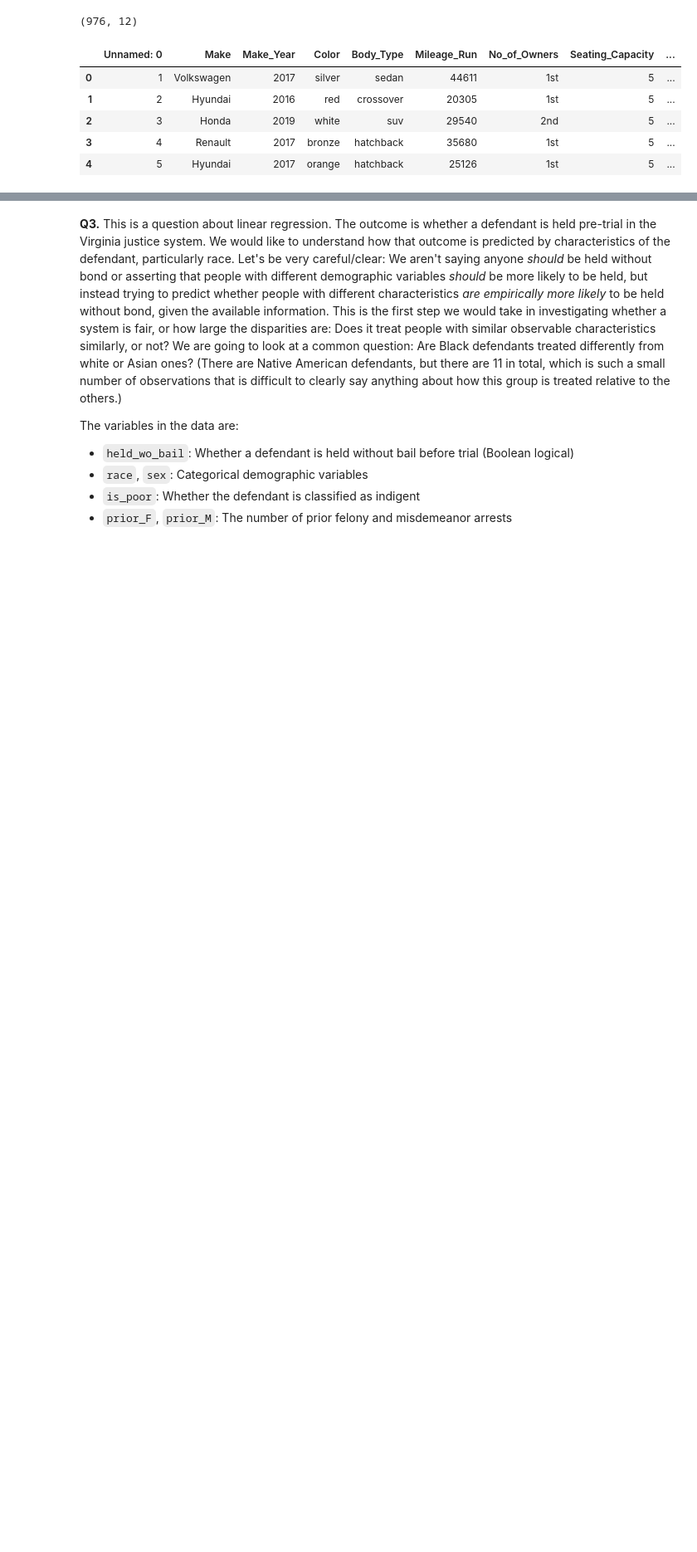
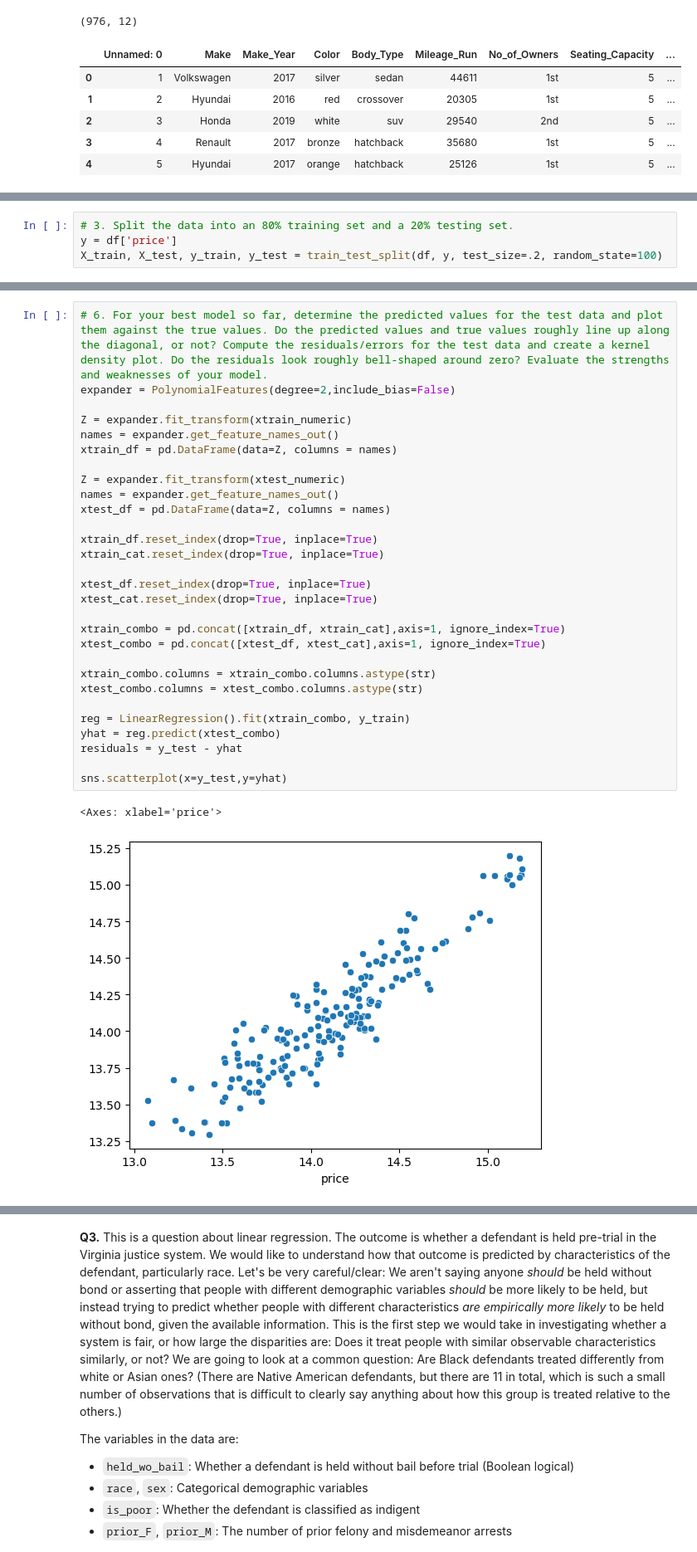
Before and after one commit to ctogs/DS-3001-IAs, a Jupyter notebook: assignment6-linear_regression/assignment.ipynb, the cells around one changed output, grey strips where cells are left out. Shown: that part at 83% size. Saved outputs shown, nothing was run; the diff lists cells and outputs as text; blank space fills up the shorter version.

```diff
--- a/assignment6-linear_regression/assignment.ipynb
+++ b/assignment6-linear_regression/assignment.ipynb
@@ -202,0 +238,4 @@ Min mileage run value: 1117. Max value: 99495
+# %%
+# 3. Split the data into an 80% training set and a 20% testing set.
+y = df['price']
+X_train, X_test, y_train, y_test = train_test_split(df, y, test_size=.2, random_state=100)
@@ -202,0 +336,32 @@ Min mileage run value: 1117. Max value: 99495
+# %%
+# 6. For your best model so far, determine the predicted values for the test data and plot them against the true values. Do the predicted values and true values roughly line up along the diagonal, or not? Compute the residuals/errors for the test data and create a kernel density plot. Do the residuals look roughly bell-shaped around zero? Evaluate the strengths and weaknesses of your model.
+expander = PolynomialFeatures(degree=2,include_bias=False)
+
+Z = expander.fit_transform(xtrain_numeric)
+names = expander.get_feature_names_out()
+xtrain_df = pd.DataFrame(data=Z, columns = names)
+
+Z = expander.fit_transform(xtest_numeric)
+names = expander.get_feature_names_out()
+xtest_df = pd.DataFrame(data=Z, columns = names)
+
+xtrain_df.reset_index(drop=True, inplace=True)
+xtrain_cat.reset_index(drop=True, inplace=True)
+
+xtest_df.reset_index(drop=True, inplace=True)
+xtest_cat.reset_index(drop=True, inplace=True)
+
+xtrain_combo = pd.concat([xtrain_df, xtrain_cat],axis=1, ignore_index=True)
+xtest_combo = pd.concat([xtest_df, xtest_cat],axis=1, ignore_index=True)
+
+xtrain_combo.columns = xtrain_combo.columns.astype(str)
+xtest_combo.columns = xtest_combo.columns.astype(str)
+
+reg = LinearRegression().fit(xtrain_combo, y_train)
+yhat = reg.predict(xtest_combo)
+residuals = y_test - yhat
+
+sns.scatterplot(x=y_test,y=yhat)
+# %% [output]
+<Axes: xlabel='price'>
+[figure, added]
```
Also changed, not shown: parts of 14 cells of this notebook.
